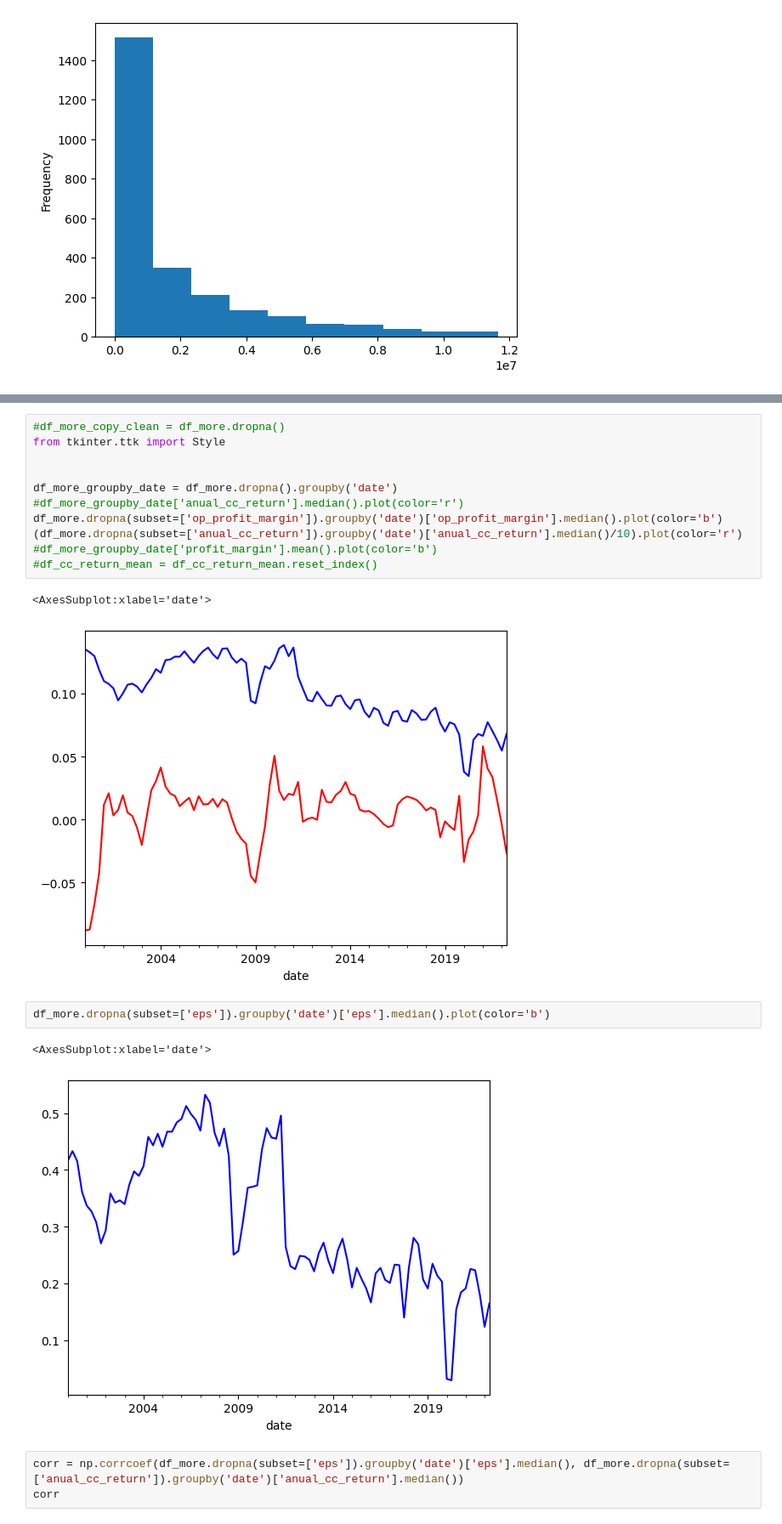
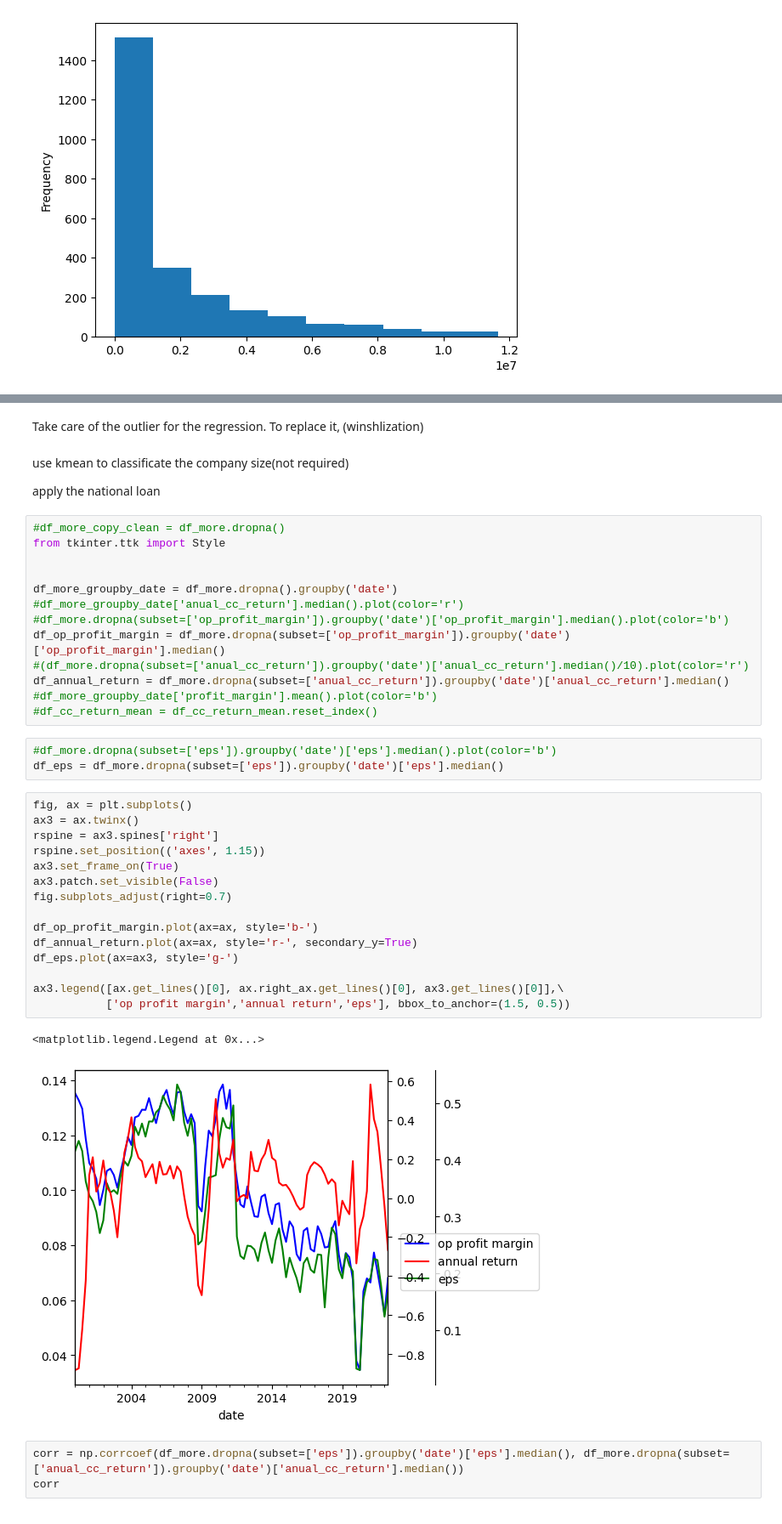
Before and after one commit to A01706648/TC3006C_Deliver, a Jupyter notebook: m1/M1_Delivery.ipynb, the cells around one changed output, grey strips where cells are left out. Shown at 85% size. Drawn from its saved outputs; the diff is of its cells as text.

Commit message:
code for framework

```diff
--- a/m1/M1_Delivery.ipynb
+++ b/m1/M1_Delivery.ipynb
@@ -403,3 +403,10 @@ After remove the outlier, we can notice that 25% of the firm's market value is b
+# %% [markdown]
+Take care of the outlier for the regression.
+To replace it, (winshlization)
+# %% [markdown]
+use kmean to classificate the company size(not required)
+
+apply the national loan
 # %%
 #df_more_copy_clean = df_more.dropna()
 from tkinter.ttk import Style
@@ -407,18 +414,33 @@ from tkinter.ttk import Style
 
 df_more_groupby_date = df_more.dropna().groupby('date')
 #df_more_groupby_date['anual_cc_return'].median().plot(color='r')
-df_more.dropna(subset=['op_profit_margin']).groupby('date')['op_profit_margin'].median().plot(color='b')
-(df_more.dropna(subset=['anual_cc_return']).groupby('date')['anual_cc_return'].median()/10).plot(color='r')
+#df_more.dropna(subset=['op_profit_margin']).groupby('date')['op_profit_margin'].median().plot(color='b')
+df_op_profit_margin = df_more.dropna(subset=['op_profit_margin']).groupby('date')['op_profit_margin'].median()
+#(df_more.dropna(subset=['anual_cc_return']).groupby('date')['anual_cc_return'].median()/10).plot(color='r')
+df_annual_return = df_more.dropna(subset=['anual_cc_return']).groupby('date')['anual_cc_return'].median()
 #df_more_groupby_date['profit_margin'].mean().plot(color='b')
 #df_cc_return_mean = df_cc_return_mean.reset_index()
-# %% [output]
-<AxesSubplot:xlabel='date'>
-[figure, removed]
 # %%
-df_more.dropna(subset=['eps']).groupby('date')['eps'].median().plot(color='b')
+#df_more.dropna(subset=['eps']).groupby('date')['eps'].median().plot(color='b')
+df_eps = df_more.dropna(subset=['eps']).groupby('date')['eps'].median()
-# %% [output]
-<AxesSubplot:xlabel='date'>
-[figure, removed]
+# %%
+fig, ax = plt.subplots()
+ax3 = ax.twinx()
+rspine = ax3.spines['right']
+rspine.set_position(('axes', 1.15))
+ax3.set_frame_on(True)
+ax3.patch.set_visible(False)
+fig.subplots_adjust(right=0.7)
+
+df_op_profit_margin.plot(ax=ax, style='b-')
+df_annual_return.plot(ax=ax, style='r-', secondary_y=True)
+df_eps.plot(ax=ax3, style='g-')
+
+ax3.legend([ax.get_lines()[0], ax.right_ax.get_lines()[0], ax3.get_lines()[0]],\
+           ['op profit margin','annual return','eps'], bbox_to_anchor=(1.5, 0.5))
+# %% [output]
+<matplotlib.legend.Legend at 0x...>
+[figure, added]
 # %%
 corr = np.corrcoef(df_more.dropna(subset=['eps']).groupby('date')['eps'].median(), df_more.dropna(subset=['anual_cc_return']).groupby('date')['anual_cc_return'].median())
 corr
```
Also changed, not shown: parts of 8 cells of this notebook, 2 other files.
